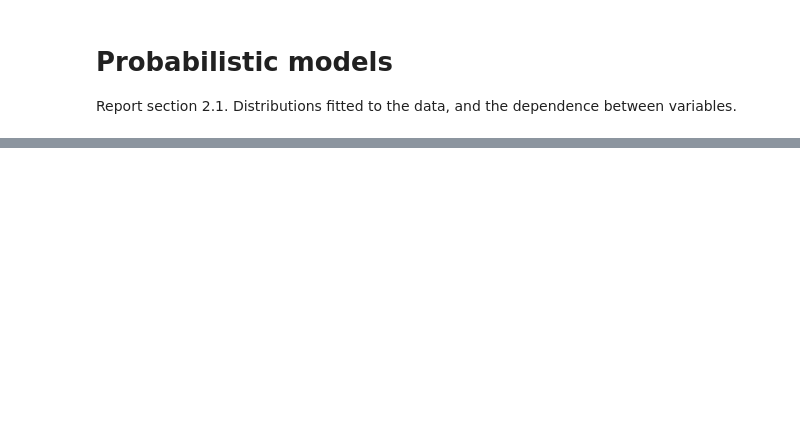
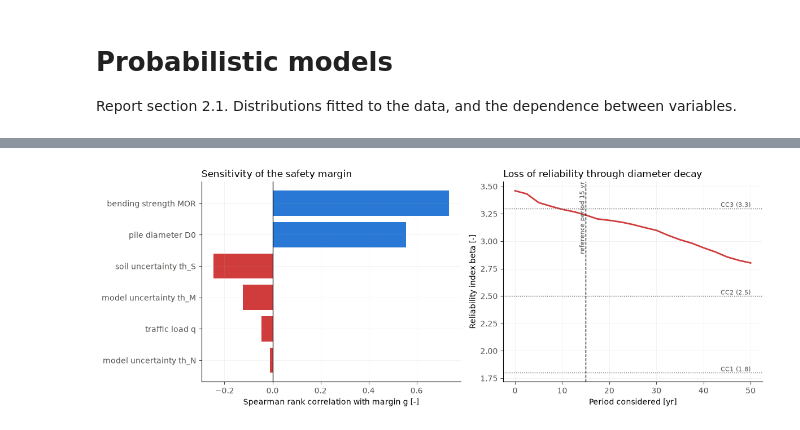
Before and after one commit to pepijnreyn/CME4150_GroupProject, a Jupyter notebook: notebooks/03_probabilistic_models.ipynb, the cells around one changed output, grey strips where cells are left out. Saved outputs shown, nothing was run; the diff lists cells and outputs as text; code cells hidden in the pictures; blank space fills up the shorter version.

```diff
--- a/notebooks/03_probabilistic_models.ipynb
+++ b/notebooks/03_probabilistic_models.ipynb
@@ -47,0 +178,11 @@ Monte Carlo spreidingsdiagram: elke stip is één trekking. Punten onder de gren
+# %%
+import pandas as pd
+
+requirements = pd.DataFrame({
+    "consequence_class": ["CC1", "CC2", "CC3"],
+    "beta_min": [1.8, 2.5, 3.3],
+})
+requirements["P_f_max"] = norm.cdf(-requirements["beta_min"])
+requirements["beta_model"] = beta
+requirements["meets"] = np.where(beta >= requirements["beta_min"], "yes", "no")
+requirements
@@ -82,0 +251,45 @@ plt.show()
+# %%
+from scipy.stats import spearmanr
+
+labels = {"D0": "pile diameter D0", "MOR": "bending strength MOR", "q": "traffic load q",
+          "th_M": "model uncertainty th_M", "th_N": "model uncertainty th_N",
+          "th_S": "soil uncertainty th_S"}
+rho = {labels[k]: spearmanr(v, g).statistic for k, v in x.items()}
+rho = dict(sorted(rho.items(), key=lambda kv: abs(kv[1])))
+
+# reliability as a function of the period considered
+years = np.arange(0, 51, 2.5)
+beta_t = []
+for t in years:
+    g_t = limit_state(x, t)
+    pf = (g_t < 0).mean()
+    beta_t.append(-norm.ppf(max(pf, 1 / N_MC)))    # floor: Monte Carlo resolution
+
+fig, (ax1, ax2) = plt.subplots(1, 2, figsize=(12, 4.5))
+
+ax1.barh(list(rho), list(rho.values()), color=[C_FAIL if v < 0 else C_SAFE for v in rho.values()])
+ax1.axvline(0, c=INK, lw=1)
+ax1.set_xlabel("Spearman rank correlation with margin g [-]")
+ax1.set_title("Sensitivity of the safety margin", loc="left")
+
+ax2.plot(years, beta_t, c=C_FAIL, lw=2)
+for name, b in zip(requirements["consequence_class"], requirements["beta_min"]):
+    ax2.axhline(b, c=MUTED, lw=1, ls=":")
+    ax2.annotate(f"{name} ({b})", (years[-1], b), ha="right", va="bottom",
+                 fontsize=8, color=MUTED)
+ax2.axvline(T_REF, c=INK, lw=1, ls="--")
+ax2.annotate("reference period 15 yr", (T_REF, ax2.get_ylim()[1]), rotation=90,
+             ha="right", va="top", fontsize=8, color=MUTED)
+ax2.set_xlabel("Period considered [yr]"); ax2.set_ylabel("Reliability index beta [-]")
+ax2.set_title("Loss of reliability through diameter decay", loc="left")
+
+for ax in (ax1, ax2):
+    ax.spines[["top", "right"]].set_visible(False)
+    ax.grid(alpha=0.2, lw=0.5)
+    ax.tick_params(colors=MUTED)
+
+fig.tight_layout()
+fig.savefig(FIGURES / "reliability_sensitivity.png", dpi=200, bbox_inches="tight")
+plt.show()
+# %% [output]
+[figure, added]
```
Also changed, not shown: parts of 17 cells of this notebook, 5 other files.
